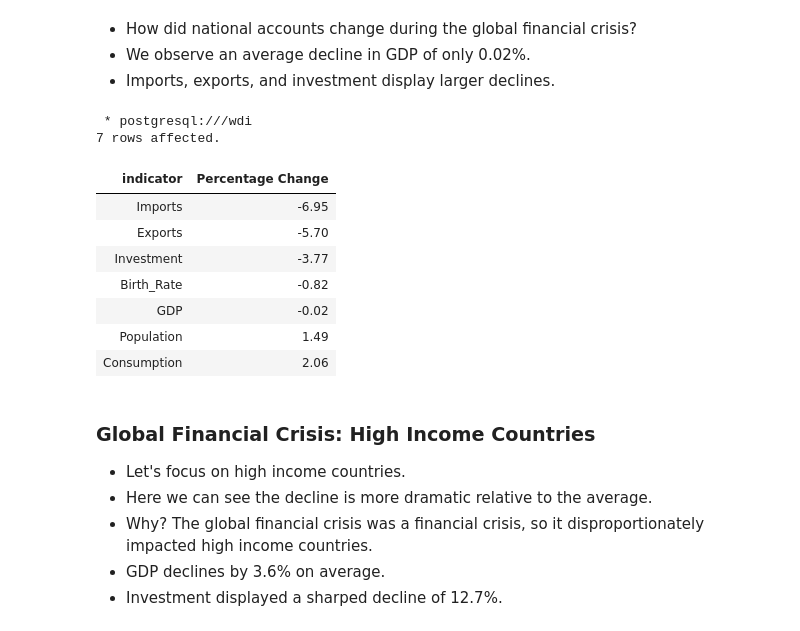
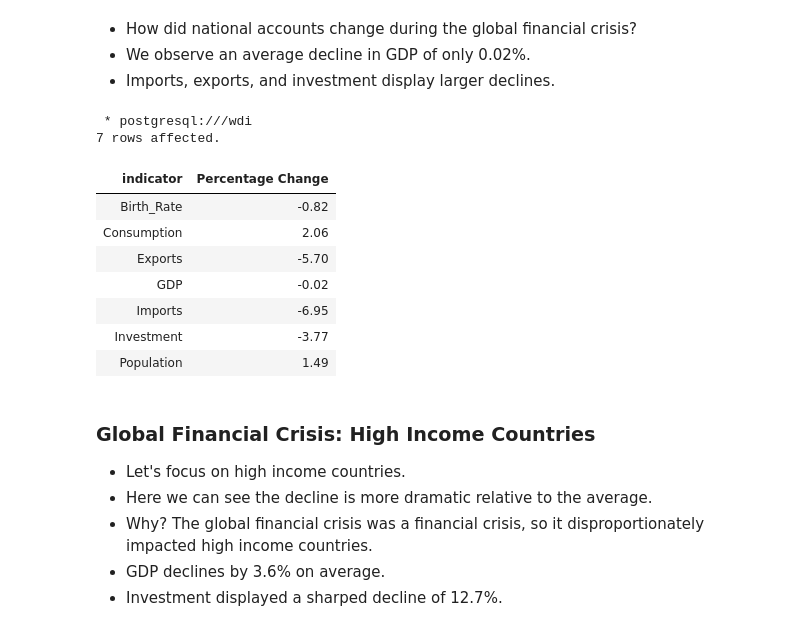
Before and after one commit to mjv2146/world-development-indicators, a Jupyter notebook: notebooks/02_EDA.ipynb, the cells around one changed output. Drawn from its saved outputs; the diff is of its cells as text; code cells hidden in the pictures.

```diff
--- a/notebooks/02_EDA.ipynb
+++ b/notebooks/02_EDA.ipynb
@@ -670,22 +882,22 @@ LIMIT 20
 # %%
 %%sql
 SELECT indicator,
 ROUND(AVG(growth_rate)::numeric, 2) "Percentage Change"
 FROM main
 WHERE year = 2009
 GROUP BY indicator
-ORDER BY AVG(growth_rate)
+ORDER BY indicator
 # %% [output]
  * postgresql:///wdi
 7 rows affected.
 | indicator | Percentage Change |
+| Birth_Rate | -0.82 |
+| Consumption | 2.06 |
+| Exports | -5.70 |
+| GDP | -0.02 |
 | Imports | -6.95 |
-| Exports | -5.70 |
 | Investment | -3.77 |
-| Birth_Rate | -0.82 |
-| GDP | -0.02 |
 | Population | 1.49 |
-| Consumption | 2.06 |
 # %% [markdown]
 ### Global Financial Crisis: High Income Countries
 - Let's focus on high income countries.
```
Also changed, not shown: parts of 41 cells of this notebook, 2 other files.
